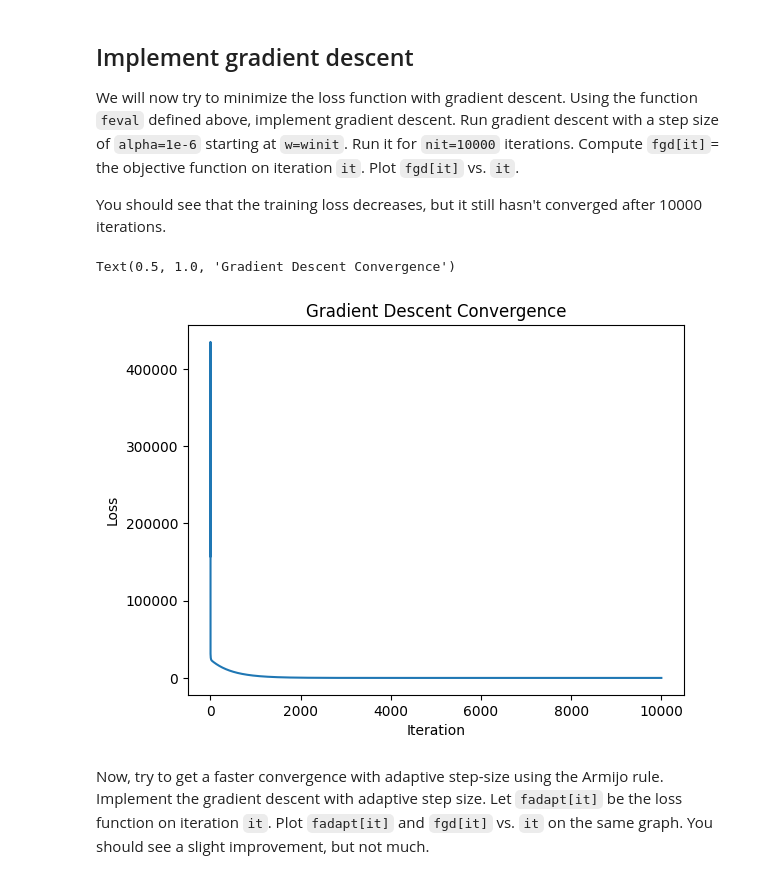
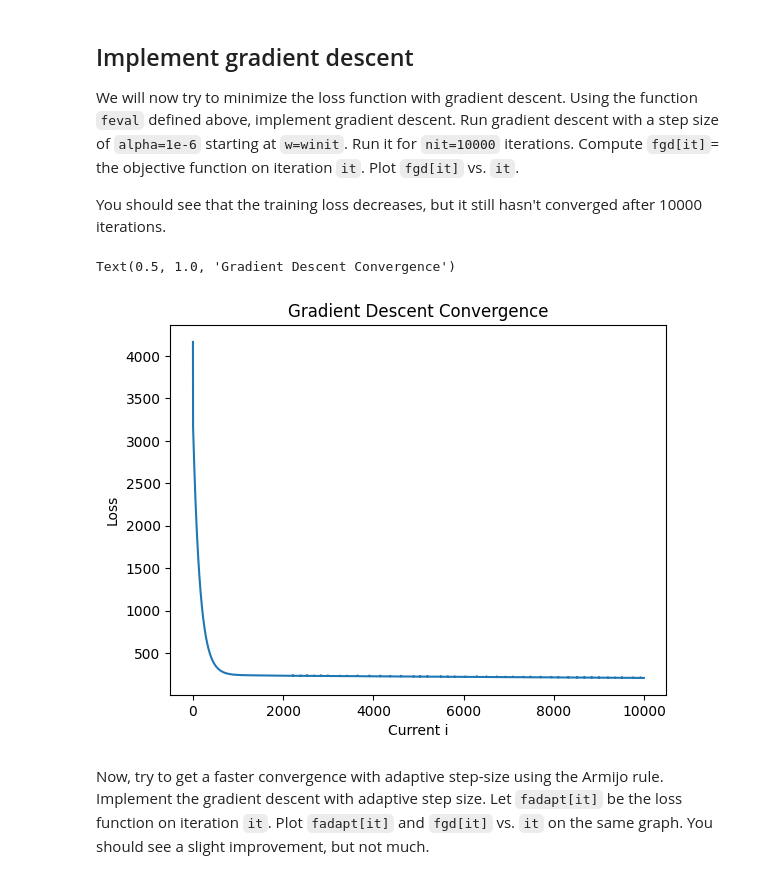
Before and after one commit to Al-Jazzazi/introml, a Jupyter notebook: unit07_optim/lab_nlls_partial.ipynb, the cells around one changed output. Saved outputs shown, nothing was run; the diff lists cells and outputs as text; code cells hidden in the pictures.

```diff
--- a/unit07_optim/lab_nlls_partial.ipynb
+++ b/unit07_optim/lab_nlls_partial.ipynb
@@ -156,13 +162,13 @@ plt.plot(xts, yts, 'o')
 The reason the previous fit is poor is that the denominator in `yhat` goes close to zero.   To avoid this problem, we can use Ridge regression, to try to keep the parameters close to zero.  Re-run the fit above with `Ridge` with `alpha = 1e-3`. You should see you get a reasonable, but not perfect fit.
 # %%
 # TODO.  Fit with parameters with linear regression
+d =3
 
 regr = Ridge(alpha=1e-3)
 regr.fit(Ztr, ytr)
-yhat = regr.predict(Zts)
 # TODO
 # Extract the parameters from regr.coef_ and regr.intercept_
-winit = np.append( regr.coef_,[regr.intercept_] )
+winit = np.append( regr.intercept_, regr.coef_ )
 
 # TODO
 # Plot the results as above.
@@ -250,13 +256,26 @@ Gradient check: actual change = 34.72390459320741  predicted change = 34.7158836
 We will now try to minimize the loss function with gradient descent.  Using the function `feval` defined above, implement gradient descent.  Run gradient descent with a step size of `alpha=1e-6` starting at `w=winit`.  Run it for `nit=10000` iterations.  Compute `fgd[it]`= the objective function on iteration `it`.  Plot `fgd[it]` vs. `it`.
 
 You should see that the training loss decreases, but it still hasn't converged after 10000 iterations.
-# %%
-# TODO
-# fgd = ...
-nit = 10000
-step = 1e-6
-# %% [output]
-Text(0.5, 1.0, 'Gradient Descent Convergence')
-[figure, removed]
+# %%
+# TODO
+# fgd = ...
+nit = 10000
+step = 1e-6
+w = winit.copy()
+fgd = []
+for  i in range(nit):
+  f_i,fgrad_i = feval(w,xtr,ytr)
+  w-=step*fgrad_i
+  fgd.append(f_i)
+
+
+
+plt.plot(fgd)
+plt.xlabel("Current i")
+plt.ylabel("Loss")
+plt.title("Gradient Descent Convergence")
+# %% [output]
+Text(0.5, 1.0, 'Gradient Descent Convergence')
+[figure, added]
 # %% [markdown]
 Now, try to get a faster convergence with adaptive step-size using the Armijo rule. Implement the gradient descent with adaptive step size.  Let `fadapt[it]` be the loss function on iteration `it`.  Plot `fadapt[it]` and `fgd[it]` vs. `it` on the same graph.  You should see a slight improvement, but not much.
```
Also changed, not shown: parts of 11 cells of this notebook.
